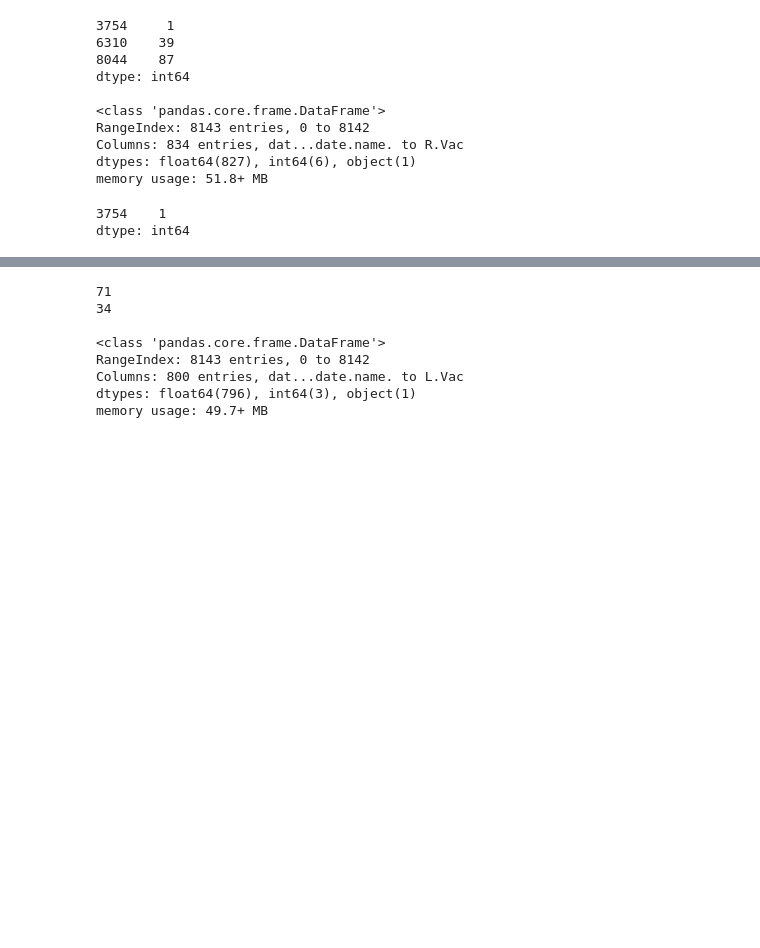
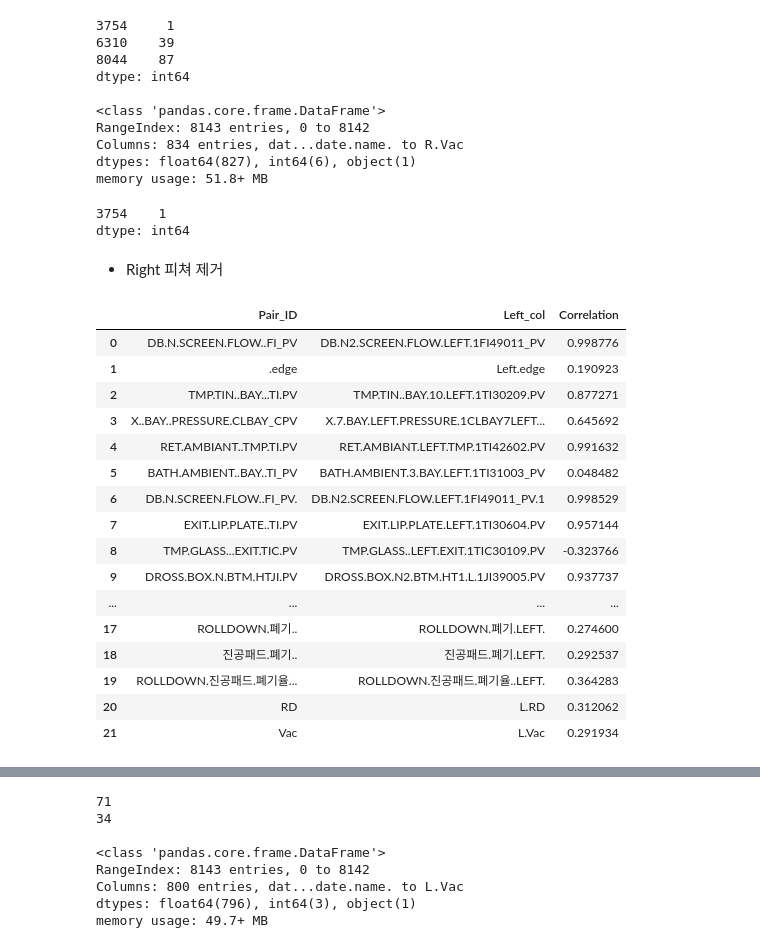
Before and after one commit to gmlwlswls/LGD_anomaly_detection, a Jupyter notebook: 00. 데이터 탐색 및 전처리/데이터 탐색.ipynb, the cells around one changed output, grey strips where cells are left out. Drawn from its saved outputs; the diff is of its cells as text; code cells hidden in the pictures; blank space fills up the shorter version.

```diff
--- a/00. 데이터 탐색 및 전처리/데이터 탐색.ipynb
+++ b/00. 데이터 탐색 및 전처리/데이터 탐색.ipynb
@@ -69,0 +70,64 @@ dtype: int64
+# %% [markdown]
+- Right 피쳐 제거
+# %%
+# LEFT, RIGHT / L.,R. / l_,r_ / _L, _R 간의 상관계수 파악
+left_cols = drop_df.filter(regex=r'\b(LEFT|Left|L\.|l_|_L)\b').columns.tolist()
+right_cols = drop_df.filter(regex=r'\b(RIGHT|Right|R\.|r_|_R)\b').columns.tolist()
+
+import re
+
+# LEFT와 RIGHT 열을 매칭하기 위한 딕셔너리 생성
+left_right_pairs = {}
+
+# LEFT 열 이름 처리
+for left_col in left_cols:
+    # 숫자를 제외하고 동일한 열 쌍으로 생성
+    process_id = re.sub(r'(\.L\.|L\.|LEFT|l_|_L|\d+)', '', left_col, flags=re.IGNORECASE) # 수치를 제외한 나머지가 동일, re.IGNORECASE : 대소문자 구별없음
+    if process_id not in left_right_pairs:
+        left_right_pairs[process_id] = {'left': left_col, 'right': None}
+    else:
+        left_right_pairs[process_id]['left'] = left_col
+
+# RIGHT 열 이름 처리
+for right_col in right_cols:
+    process_id = re.sub(r'(\.R\.|R\.|RIGHT|r_|_R|\d+)', '', right_col, flags=re.IGNORECASE)
+    if process_id not in left_right_pairs :
+        left_right_pairs[process_id] = {'left': None, 'right': right_col}
+    else:
+        left_right_pairs[process_id]['right'] = right_col
+
+left_right_pairs
+correlation_results = []
+
+for process_id, cols in left_right_pairs.items():
+    left_col = cols['left']
+    right_col = cols['right']
+
+    # 각 쌍의 열 선택
+    if left_col in drop_df.columns and right_col in drop_df.columns:
+        correlation = drop_df[left_col].corr(drop_df[right_col])
+        correlation_results.append((process_id, left_col, correlation))
+
+# 결과를 DataFrame으로 변환
+correlation_df = pd.DataFrame(correlation_results, columns=['Pair_ID', 'Left_col', 'Correlation'])
+
+# 상관계수 결과 확인
+correlation_df
+# %% [output]
+|  | Pair_ID | Left_col | Correlation |
+| 0 | DB.N.SCREEN.FLOW..FI_PV | DB.N2.SCREEN.FLOW.LEFT.1FI49011_PV | 0.998776 |
+| 1 | .edge | Left.edge | 0.190923 |
+| 2 | TMP.TIN..BAY...TI.PV | TMP.TIN..BAY.10.LEFT.1TI30209.PV | 0.877271 |
+| 3 | X..BAY..PRESSURE.CLBAY_CPV | X.7.BAY.LEFT.PRESSURE.1CLBAY7LEFT... | 0.645692 |
+| 4 | RET.AMBIANT..TMP.TI.PV | RET.AMBIANT.LEFT.TMP.1TI42602.PV | 0.991632 |
+| 5 | BATH.AMBIENT..BAY..TI_PV | BATH.AMBIENT.3.BAY.LEFT.1TI31003_PV | 0.048482 |
+| 6 | DB.N.SCREEN.FLOW..FI_PV. | DB.N2.SCREEN.FLOW.LEFT.1FI49011_PV.1 | 0.998529 |
+| 7 | EXIT.LIP.PLATE..TI.PV | EXIT.LIP.PLATE.LEFT.1TI30604.PV | 0.957144 |
+| 8 | TMP.GLASS...EXIT.TIC.PV | TMP.GLASS..LEFT.EXIT.1TIC30109.PV | -0.323766 |
+| 9 | DROSS.BOX.N.BTM.HTJI.PV | DROSS.BOX.N2.BTM.HT1.L.1JI39005.PV | 0.937737 |
+| ... | ... | ... | ... |
+| 17 | ROLLDOWN.폐기.. | ROLLDOWN.폐기.LEFT. | 0.274600 |
+| 18 | 진공패드.폐기.. | 진공패드.폐기.LEFT. | 0.292537 |
+| 19 | ROLLDOWN.진공패드.폐기율... | ROLLDOWN.진공패드.폐기율..LEFT. | 0.364283 |
+| 20 | RD | L.RD | 0.312062 |
+| 21 | Vac | L.Vac | 0.291934 |
```
Also changed, not shown: parts of 4 cells of this notebook.
